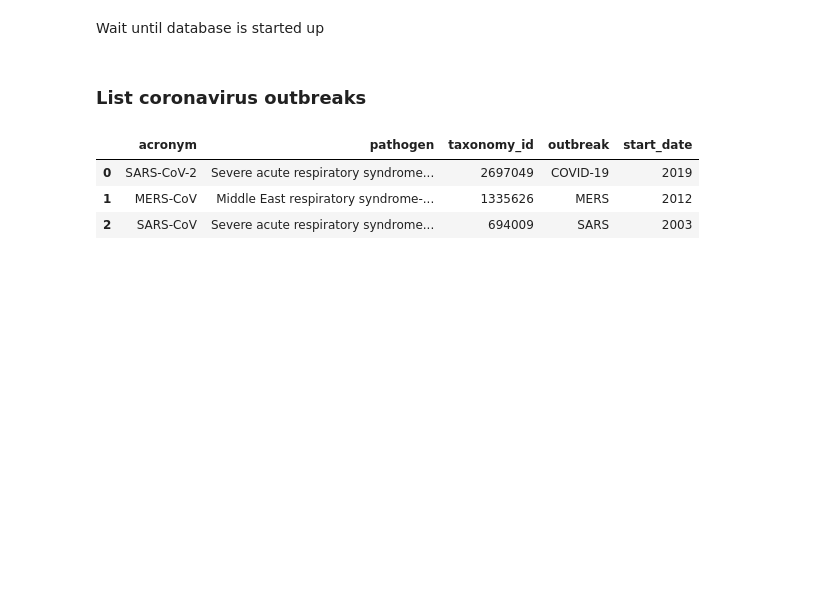
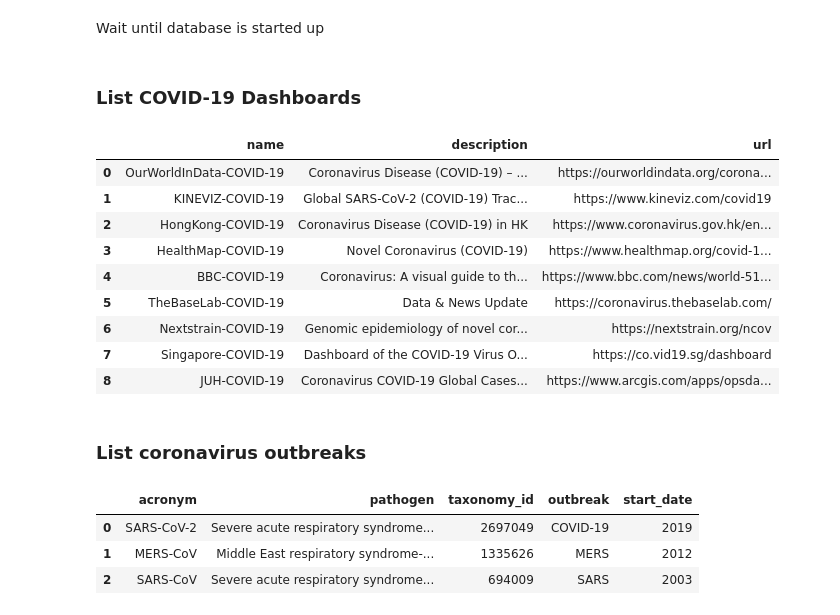
Before and after one commit to covid-19-net/covid-19-community, a Jupyter notebook: notebooks/3-ExampleQueries.ipynb, the cells around one changed output. Drawn from its saved outputs; the diff is of its cells as text; code cells hidden in the pictures; blank space fills up the shorter version.

```diff
--- a/notebooks/3-ExampleQueries.ipynb
+++ b/notebooks/3-ExampleQueries.ipynb
@@ -8,3 +10,7 @@ from py2neo import Graph
 # %%
 pd.options.display.max_rows = None  # display all rows
 pd.options.display.max_columns = None  # display all columsns
+# %%
+def make_clickable(val):
+    # target _blank to open new window
+    return '<a target="_blank" href="{}">{}</a>'.format(val, val)
@@ -41,3 +45,23 @@ graph = Graph(password="neo4jbinder")
+# %% [markdown]
+### List COVID-19 Dashboards
+# %%
+query = """
+MATCH (:Outbreak{name:'COVID-19'})-[:EXPLORE_IN]->(d:Dashboard)
+RETURN d.name as name, d.description as description, d.url as url
+"""
+df = graph.run(query).to_data_frame()
+df.style.format({'url': make_clickable})
+# %% [output]
+|  | name | description | url |
+| 0 | OurWorldInData-COVID-19 | Coronavirus Disease (COVID-19) – ... | https://ourworldindata.org/corona... |
+| 1 | KINEVIZ-COVID-19 | Global SARS-CoV-2 (COVID-19) Trac... | https://www.kineviz.com/covid19 |
+| 2 | HongKong-COVID-19 | Coronavirus Disease (COVID-19) in HK | https://www.coronavirus.gov.hk/en... |
+| 3 | HealthMap-COVID-19 | Novel Coronavirus (COVID-19) | https://www.healthmap.org/covid-1... |
+| 4 | BBC-COVID-19 | Coronavirus: A visual guide to th... | https://www.bbc.com/news/world-51... |
+| 5 | TheBaseLab-COVID-19 | Data & News Update | https://coronavirus.thebaselab.com/ |
+| 6 | Nextstrain-COVID-19 | Genomic epidemiology of novel cor... | https://nextstrain.org/ncov |
+| 7 | Singapore-COVID-19 | Dashboard of the COVID-19 Virus O... | https://co.vid19.sg/dashboard |
+| 8 | JUH-COVID-19 | Coronavirus COVID-19 Global Cases... | https://www.arcgis.com/apps/opsda... |
 # %% [markdown]
 ### List coronavirus outbreaks
 # %%
```
Also changed, not shown: parts of 14 cells of this notebook, 27 other files.
